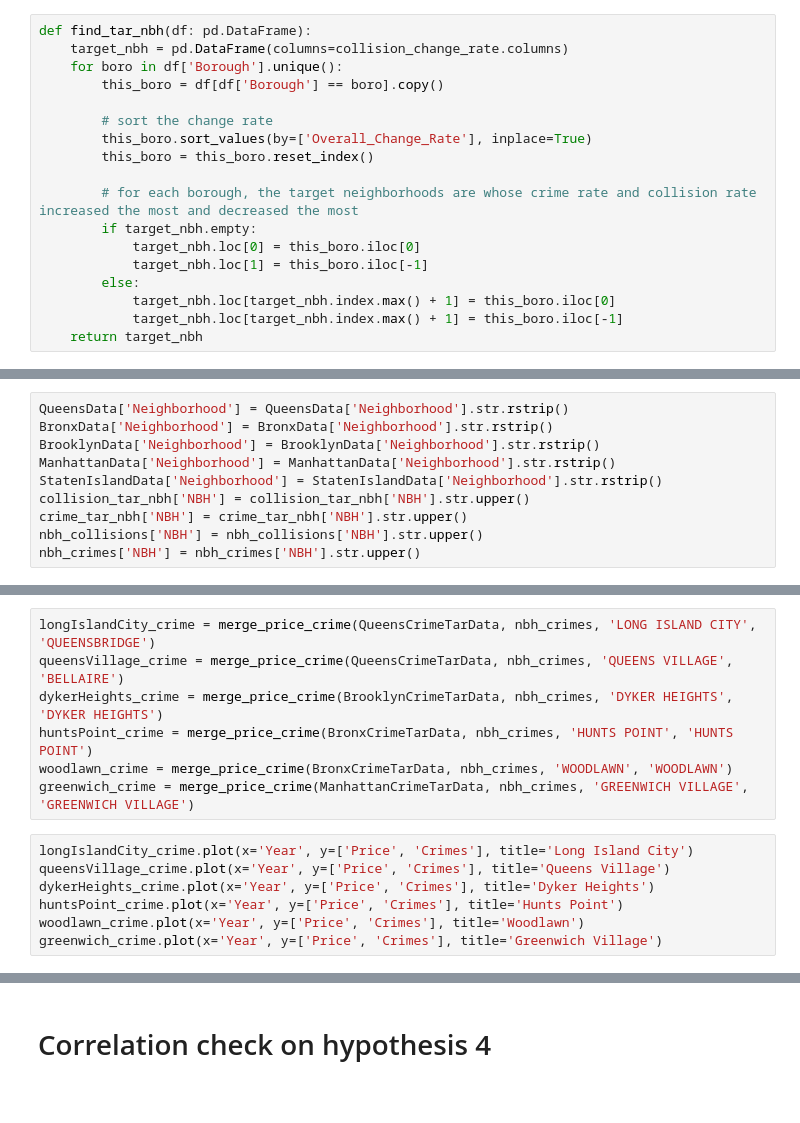
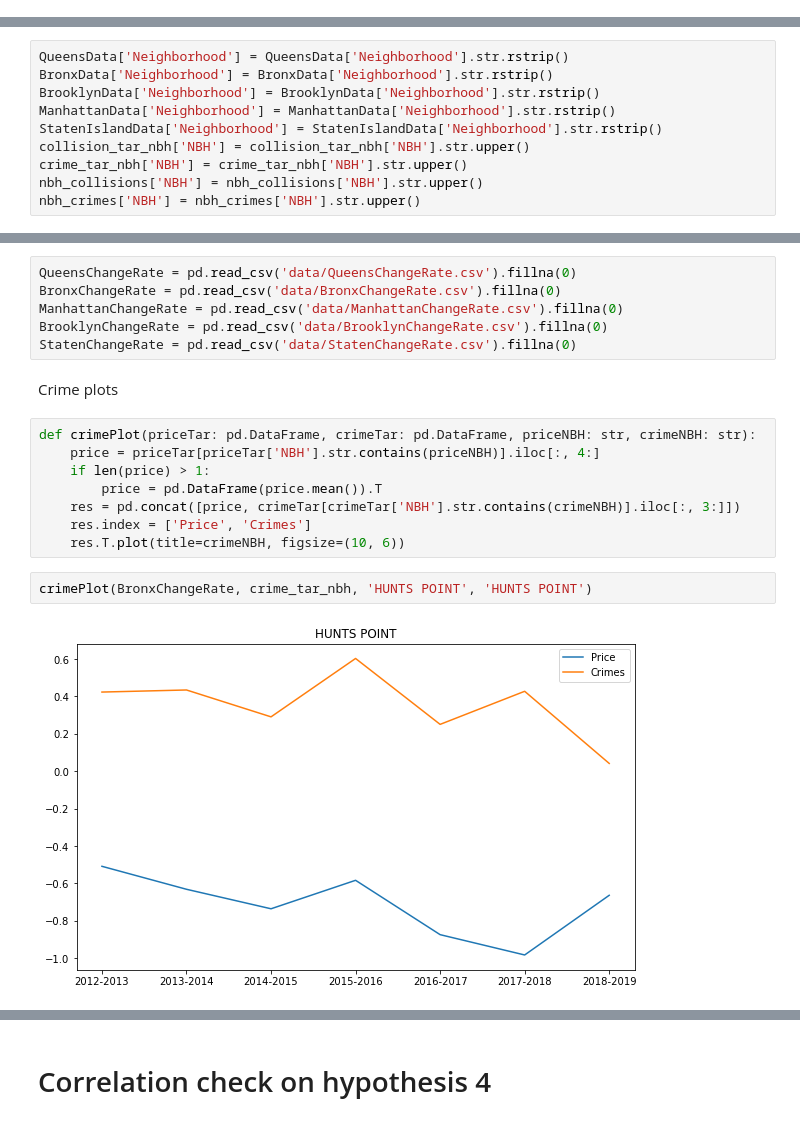
Before and after one commit to Dh0le/2022Spring_Finals, a Jupyter notebook: IS597 Final Project.ipynb, the cells around one changed output, grey strips where cells are left out. Drawn from its saved outputs; the diff is of its cells as text; blank space fills up the shorter version.

Commit message:
Add plots

```diff
--- a/IS597 Final Project.ipynb
+++ b/IS597 Final Project.ipynb
@@ -804,24 +717,6 @@ collision_change_rate
 191 rows × 10 columns
 # %% [markdown]
 Use the change rate to find our target neighborhoods
-# %%
-def find_tar_nbh(df: pd.DataFrame):
-    target_nbh = pd.DataFrame(columns=collision_change_rate.columns)
-    for boro in df['Borough'].unique():
-        this_boro = df[df['Borough'] == boro].copy()
-
-        # sort the change rate
-        this_boro.sort_values(by=['Overall_Change_Rate'], inplace=True)
-        this_boro = this_boro.reset_index()
-
-        # for each borough, the target neighborhoods are whose crime rate and collision rate increased the most and decreased the most
-        if target_nbh.empty:
-            target_nbh.loc[0] = this_boro.iloc[0]
-            target_nbh.loc[1] = this_boro.iloc[-1]
-        else:
-            target_nbh.loc[target_nbh.index.max() + 1] = this_boro.iloc[0]
-            target_nbh.loc[target_nbh.index.max() + 1] = this_boro.iloc[-1]
-    return target_nbh
 # %%
 collision_tar_nbh = find_tar_nbh(collision_change_rate)
 crime_tar_nbh = find_tar_nbh(crime_change_rate)
@@ -925,14 +765,20 @@ def merge_price_crime(price_tar: pd.DataFrame, crime_tar: pd.DataFrame, price_nb
-# %%
-longIslandCity_crime = merge_price_crime(QueensCrimeTarData, nbh_crimes, 'LONG ISLAND CITY', 'QUEENSBRIDGE')
-queensVillage_crime = merge_price_crime(QueensCrimeTarData, nbh_crimes, 'QUEENS VILLAGE', 'BELLAIRE')
-dykerHeights_crime = merge_price_crime(BrooklynCrimeTarData, nbh_crimes, 'DYKER HEIGHTS', 'DYKER HEIGHTS')
-huntsPoint_crime = merge_price_crime(BronxCrimeTarData, nbh_crimes, 'HUNTS POINT', 'HUNTS POINT')
-woodlawn_crime = merge_price_crime(BronxCrimeTarData, nbh_crimes, 'WOODLAWN', 'WOODLAWN')
-greenwich_crime = merge_price_crime(ManhattanCrimeTarData, nbh_crimes, 'GREENWICH VILLAGE', 'GREENWICH VILLAGE')
-# %%
-longIslandCity_crime.plot(x='Year', y=['Price', 'Crimes'], title='Long Island City')
-queensVillage_crime.plot(x='Year', y=['Price', 'Crimes'], title='Queens Village')
-dykerHeights_crime.plot(x='Year', y=['Price', 'Crimes'], title='Dyker Heights')
-huntsPoint_crime.plot(x='Year', y=['Price', 'Crimes'], title='Hunts Point')
-woodlawn_crime.plot(x='Year', y=['Price', 'Crimes'], title='Woodlawn')
-greenwich_crime.plot(x='Year', y=['Price', 'Crimes'], title='Greenwich Village')
+# %%
+QueensChangeRate = pd.read_csv('data/QueensChangeRate.csv').fillna(0)
+BronxChangeRate = pd.read_csv('data/BronxChangeRate.csv').fillna(0)
+ManhattanChangeRate = pd.read_csv('data/ManhattanChangeRate.csv').fillna(0)
+BrooklynChangeRate = pd.read_csv('data/BrooklynChangeRate.csv').fillna(0)
+StatenChangeRate = pd.read_csv('data/StatenChangeRate.csv').fillna(0)
+# %% [markdown]
+Crime plots
+# %%
+def crimePlot(priceTar: pd.DataFrame, crimeTar: pd.DataFrame, priceNBH: str, crimeNBH: str):
+    price = priceTar[priceTar['NBH'].str.contains(priceNBH)].iloc[:, 4:]
+    if len(price) > 1:
+        price = pd.DataFrame(price.mean()).T
+    res = pd.concat([price, crimeTar[crimeTar['NBH'].str.contains(crimeNBH)].iloc[:, 3:]])
+    res.index = ['Price', 'Crimes']
+    res.T.plot(title=crimeNBH, figsize=(10, 6))
+# %%
+crimePlot(BronxChangeRate, crime_tar_nbh, 'HUNTS POINT', 'HUNTS POINT')
+# %% [output]
+[figure, added]
```
Also changed, not shown: parts of 59 cells of this notebook, 2 other files.
